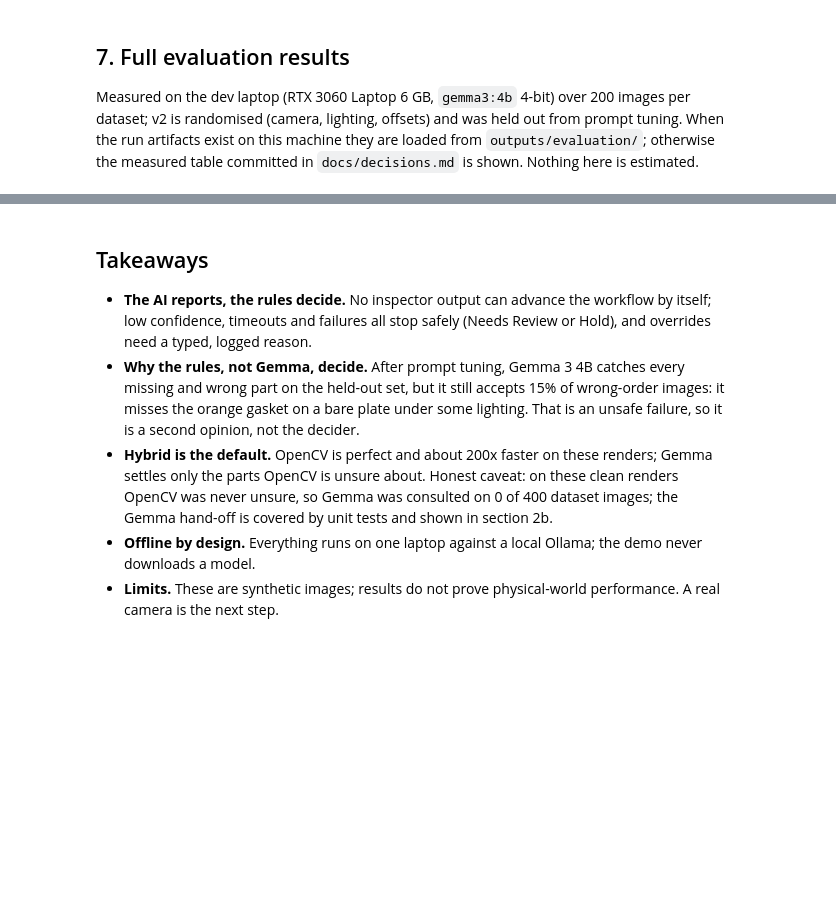
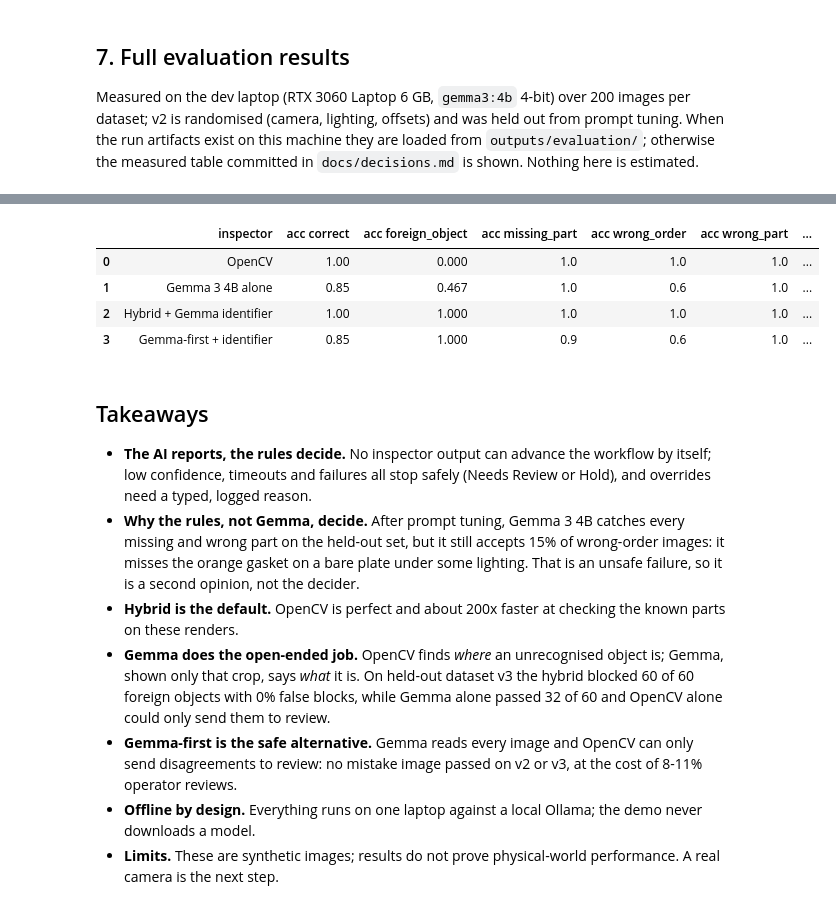
Before and after one commit to OmarElkott/HoloGuide, a Jupyter notebook: notebooks/hologuide_demo.ipynb, the cells around one changed output, grey strips where cells are left out. Cells and saved outputs as stored; diff of their text form; code cells hidden in the pictures; blank space fills up the shorter version.

```diff
--- a/notebooks/hologuide_demo.ipynb
+++ b/notebooks/hologuide_demo.ipynb
@@ -351,6 +413,25 @@ Source: this machine's outputs/evaluation/*.summary.json
 | 0 | OpenCV | v2 (held out) | 1.000 | 1.0 | 1.00 | 1.0 | 0.000 | ... |
 | 1 | Gemma 3 4B (prompt v2) | v2 (held out) | 0.925 | 1.0 | 0.85 | 1.0 | 0.075 | ... |
 | 2 | Hybrid | v2 (held out) | 1.000 | 1.0 | 1.00 | 1.0 | 0.000 | ... |
+# %%
+# Dataset v3 (seed 3030, held out): 40 correct, 10 of each earlier mistake, 60 foreign objects.
+v3 = []
+for label, stem in [("OpenCV", "cv-v3-run1"), ("Gemma 3 4B alone", "gemma-v3-run1"),
+                    ("Hybrid + Gemma identifier", "hybrid-v3-run1"), ("Gemma-first + identifier", "gemma_first-v3-run1")]:
+    path = ROOT / "outputs" / "evaluation" / f"{stem}.summary.json"
+    if path.exists():
+        s = json.loads(path.read_text())
+        row = {"inspector": label}
+        row.update({f"acc {k}": round(v["accuracy"], 3) for k, v in s["accuracy_by_mistake_type"].items()})
+        row.update({"false-block rate": s["false_block_rate"], "median s": round(s["latency"]["median_s"], 3)})
+        v3.append(row)
+pd.DataFrame(v3) if v3 else "v3 run artifacts are not on this machine; see docs/decisions.md (Foreign objects)."
+# %% [output]
+|  | inspector | acc correct | acc foreign_object | acc missing_part | acc wrong_order | acc wrong_part | ... |
+| 0 | OpenCV | 1.00 | 0.000 | 1.0 | 1.0 | 1.0 | ... |
+| 1 | Gemma 3 4B alone | 0.85 | 0.467 | 1.0 | 0.6 | 1.0 | ... |
+| 2 | Hybrid + Gemma identifier | 1.00 | 1.000 | 1.0 | 1.0 | 1.0 | ... |
+| 3 | Gemma-first + identifier | 0.85 | 1.000 | 0.9 | 0.6 | 1.0 | ... |
 # %% [markdown]
 ## Takeaways
 
@@ -359,9 +440,12 @@ Source: this machine's outputs/evaluation/*.summary.json
 * **Why the rules, not Gemma, decide.** After prompt tuning, Gemma 3 4B catches every missing and wrong part on the
   held-out set, but it still accepts 15% of wrong-order images: it misses the orange gasket on a bare plate under
   some lighting. That is an unsafe failure, so it is a second opinion, not the decider.
-* **Hybrid is the default.** OpenCV is perfect and about 200x faster on these renders; Gemma settles only the parts
-  OpenCV is unsure about. Honest caveat: on these clean renders OpenCV was never unsure, so Gemma was consulted on
-  0 of 400 dataset images; the Gemma hand-off is covered by unit tests and shown in section 2b.
+* **Hybrid is the default.** OpenCV is perfect and about 200x faster at checking the known parts on these renders.
+* **Gemma does the open-ended job.** OpenCV finds *where* an unrecognised object is; Gemma, shown only that crop,
+  says *what* it is. On held-out dataset v3 the hybrid blocked 60 of 60 foreign objects with 0% false blocks,
+  while Gemma alone passed 32 of 60 and OpenCV alone could only send them to review.
+* **Gemma-first is the safe alternative.** Gemma reads every image and OpenCV can only send disagreements to review:
+  no mistake image passed on v2 or v3, at the cost of 8-11% operator reviews.
 * **Offline by design.** Everything runs on one laptop against a local Ollama; the demo never downloads a model.
 * **Limits.** These are synthetic images; results do not prove physical-world performance. A real camera is the
   next step.
```
Also changed, not shown: parts of 6 cells of this notebook, 16 other files.
